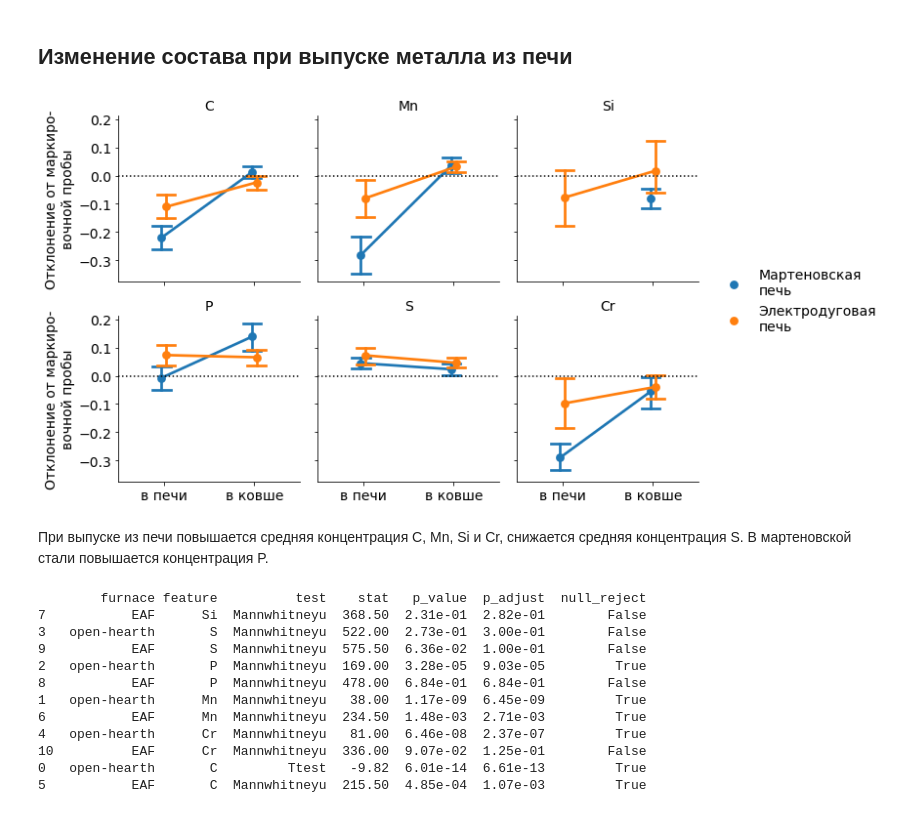
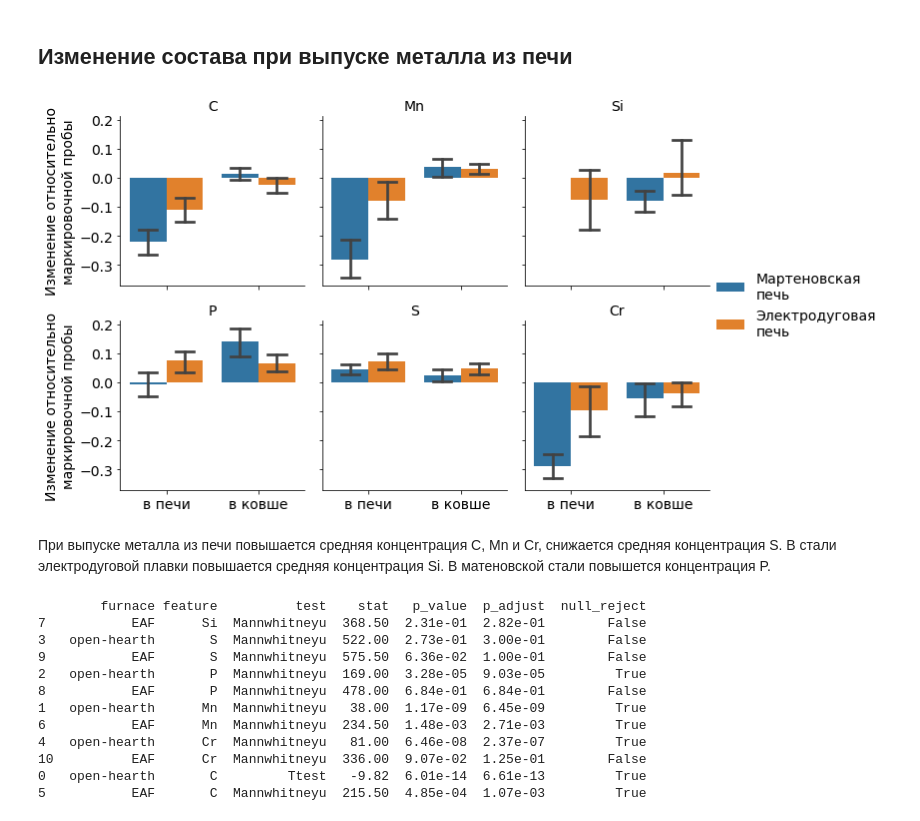
Before and after one commit to kennythecanary/cv, a Jupyter notebook: data_visualization/steelmaking/steelmaking_viz.ipynb, the cells around one changed output. Drawn from its saved outputs; the diff is of its cells as text; code cells hidden in the pictures.

```diff
--- a/data_visualization/steelmaking/steelmaking_viz.ipynb
+++ b/data_visualization/steelmaking/steelmaking_viz.ipynb
@@ -444,18 +444,17 @@ Residual        3.162365  56.0       NaN       NaN
 ## Изменение состава при выпуске металла из печи
 # %%
 g = sns.catplot(
-    x='sample', y='deviation', col='feature', hue='furnace', kind='point',
+    x='sample', y='deviation', col='feature', hue='furnace', kind='bar',
     capsize=0.2, height=3.2, aspect=1, col_wrap=3, dodge=True,
     data=deviation_long.query('sample > 1')\
     .replace({'furnace': {'open-hearth': 'Мартеновская\nпечь', 'EAF': 'Электродуговая\nпечь'},
               'sample': {2: 'в печи', 3: 'в ковше'}}))
-g.map(plt.axhline, y=0, c='k', ls=":")
-g.set_axis_labels('', 'Отклонение от маркиро-\nвочной пробы').legend.set_title('')
+g.set_axis_labels('', 'Изменение относительно\nмаркировочной пробы').legend.set_title('')
 g.set_titles('{col_name}');
 # %% [output]
-[figure, old version]
+[figure, new version]
 # %% [markdown]
-При выпуске из печи повышается средняя концентрация C, Mn, Si и Cr, снижается средняя концентрация S. В мартеновской стали повышается концентрация P.
+При выпуске металла из печи повышается средняя концентрация C, Mn и Cr, снижается средняя концентрация S. В стали электродуговой плавки повышается средняя концентрация Si. В матеновской стали повышется концентрация P.
 # %%
 from itertools import product
 
```
Also changed, not shown: parts of 11 cells of this notebook, 1 other file.
